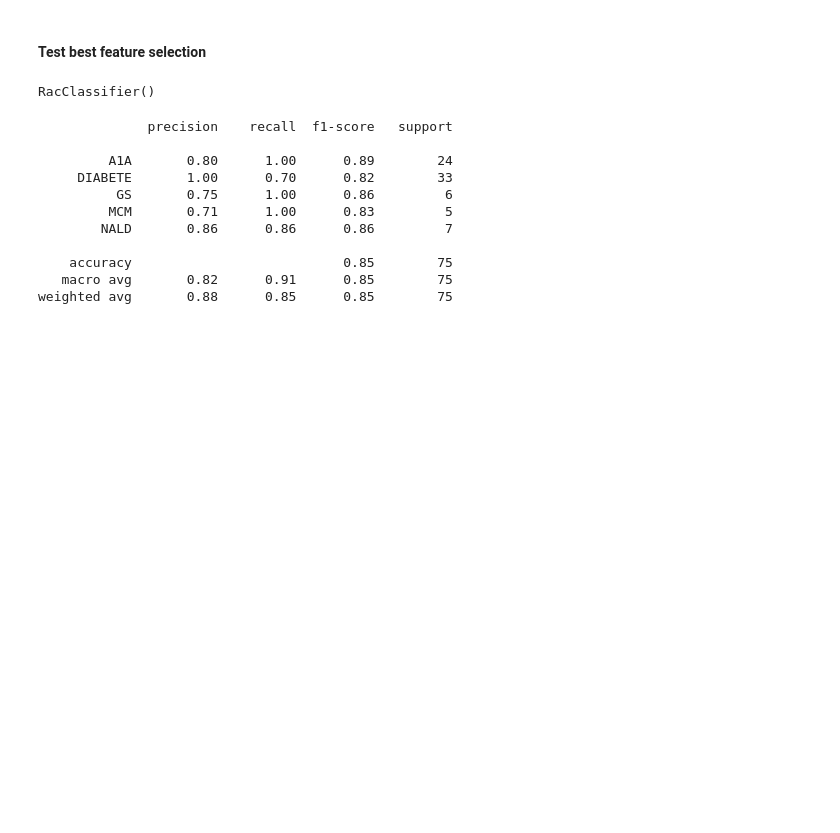
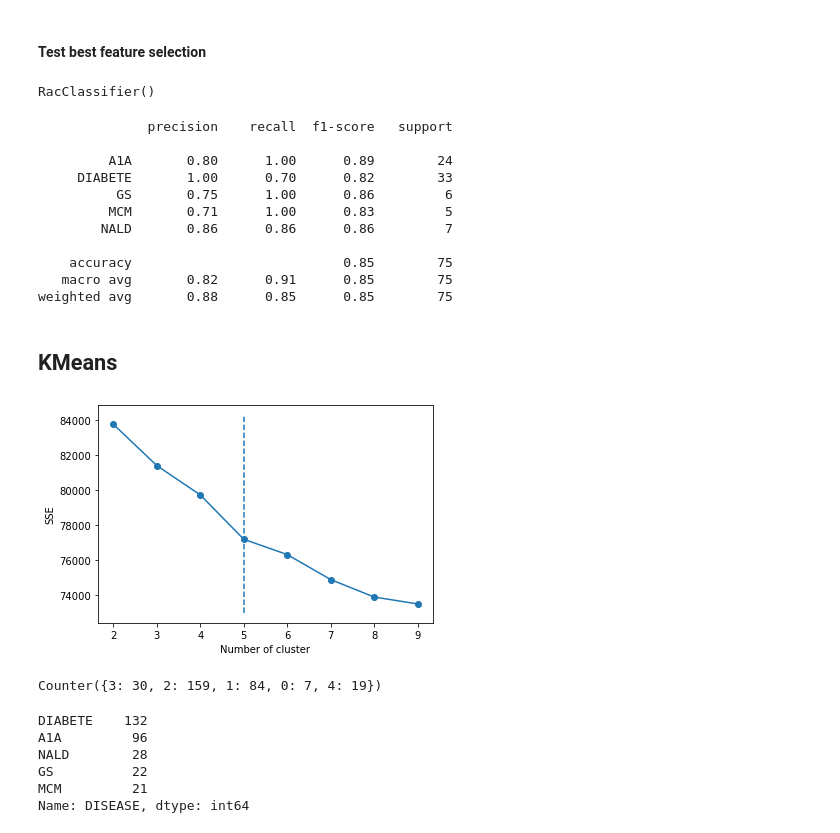
Before and after one commit to federicosilvestri/chl-project, a Jupyter notebook: src/notebooks/Classification.ipynb, the cells around one changed output. Cells and saved outputs as stored; diff of their text form; code cells hidden in the pictures; blank space fills up the shorter version.

Commit message:
Add Kmeans analysis

```diff
--- a/src/notebooks/Classification.ipynb
+++ b/src/notebooks/Classification.ipynb
@@ -458,3 +461,20 @@ print(classification_report(val_y, clf.predict(val_x.loc[:, model.get_support()]
     accuracy                           0.85        75
    macro avg       0.82      0.91      0.85        75
 weighted avg       0.88      0.85      0.85        75
+# %% [markdown]
+## KMeans
+# %%
+sse = []
+for k in range(2, 10):
+    kmeans = KMeans(n_clusters=k).fit(train_cv)
+    sse.append((k, kmeans.inertia_))
+
+plt.figure()
+kn = KneeLocator(*zip(*sse), curve='convex', direction='decreasing')
+plt.plot(*zip(*sse), '-o')
+plt.vlines(kn.knee, plt.ylim()[0], plt.ylim()[1], linestyles='dashed')
+plt.xlabel("Number of cluster")
+plt.ylabel("SSE")
+plt.show()
+# %% [output]
+[figure, added]
@@ -460,0 +485,13 @@ weighted avg       0.88      0.85      0.85        75
+# %%
+collections.Counter(kmeans_labels)
+# %% [output]
+Counter({3: 30, 2: 159, 1: 84, 0: 7, 4: 19})
+# %%
+target_cv.value_counts()
+# %% [output]
+DIABETE    132
+A1A         96
+NALD        28
+GS          22
+MCM         21
+Name: DISEASE, dtype: int64
```
Also changed, not shown: parts of 5 cells of this notebook.
